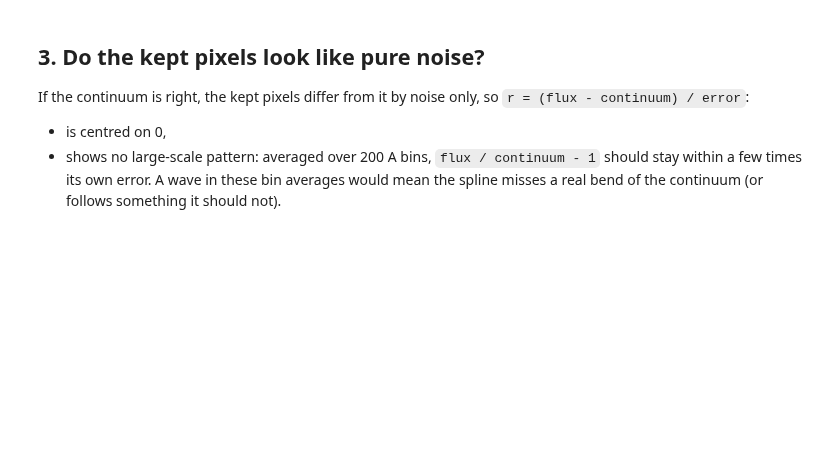
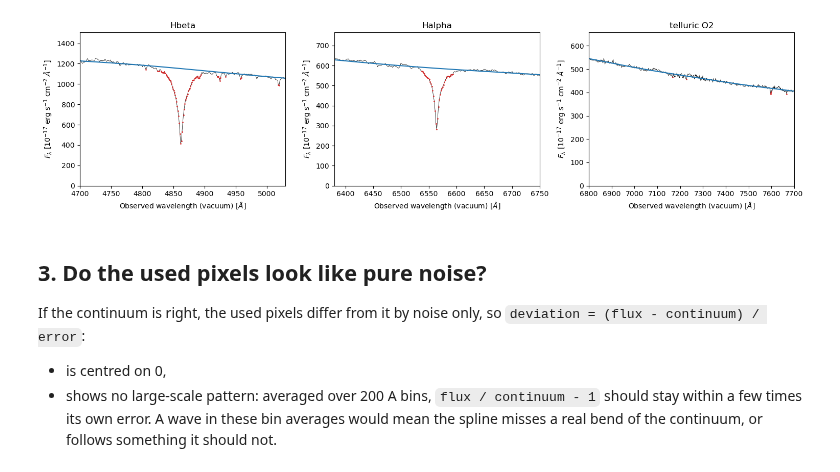
Before and after one commit to FeatAstro/RAD-2026, a Jupyter notebook: notebooks/05_continuum.ipynb, the cells around one changed output. Saved outputs shown, nothing was run; the diff lists cells and outputs as text; code cells hidden in the pictures; blank space fills up the shorter version.

```diff
--- a/notebooks/05_continuum.ipynb
+++ b/notebooks/05_continuum.ipynb
@@ -80,11 +102,30 @@ plt.tight_layout(); plt.show()
+# %%
+# (name, first wavelength, last wavelength), Angstrom
+ZOOM_REGIONS = [
+    ("Hbeta", 4700, 5030),
+    ("Halpha", 6380, 6750),
+    ("telluric O2", 6800, 7700),
+]
+
+fig, axes = plt.subplots(1, 3, figsize=(15, 4))
+for ax, (name, first_wave, last_wave) in zip(axes, ZOOM_REGIONS):
+    in_region = (spec.wave > first_wave) & (spec.wave < last_wave)
+    plot_fit(ax, spec, continuum, used)
+    ax.set_xlim(first_wave, last_wave)
+    ax.set_ylim(0, 1.2 * np.nanmax(spec.flux[in_region]))
+    ax.set_title(name)
+plt.tight_layout()
+plt.show()
+# %% [output]
+[figure, added]
 # %% [markdown]
-## 3. Do the kept pixels look like pure noise?
+## 3. Do the used pixels look like pure noise?
 
-If the continuum is right, the kept pixels differ from it by noise
-only, so `r = (flux - continuum) / error`:
+If the continuum is right, the used pixels differ from it by noise only,
+so `deviation = (flux - continuum) / error`:
 - is centred on 0,
-- shows no large-scale pattern: averaged over 200 A bins, `flux /
-  continuum - 1` should stay within a few times its own error. A wave
-  in these bin averages would mean the spline misses a real bend of the
-  continuum (or follows something it should not).
+- shows no large-scale pattern: averaged over 200 A bins,
+  `flux / continuum - 1` should stay within a few times its own error.
+  A wave in these bin averages would mean the spline misses a real bend
+  of the continuum, or follows something it should not.
 # %%
```
Also changed, not shown: parts of 20 cells of this notebook, 39 other files.
